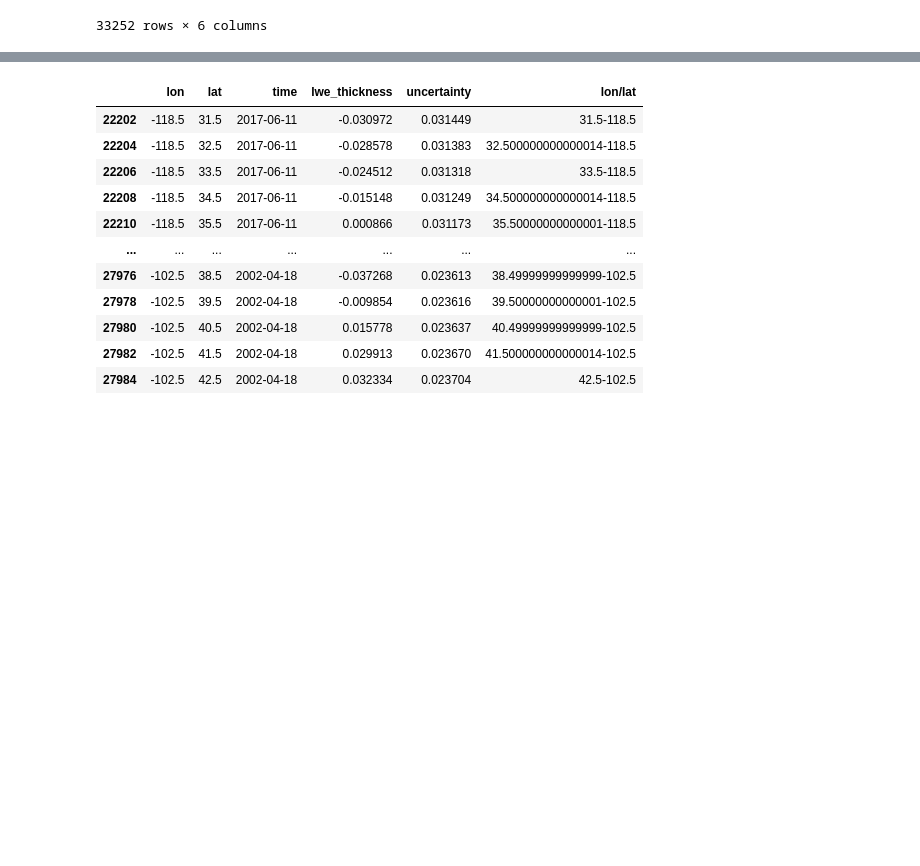
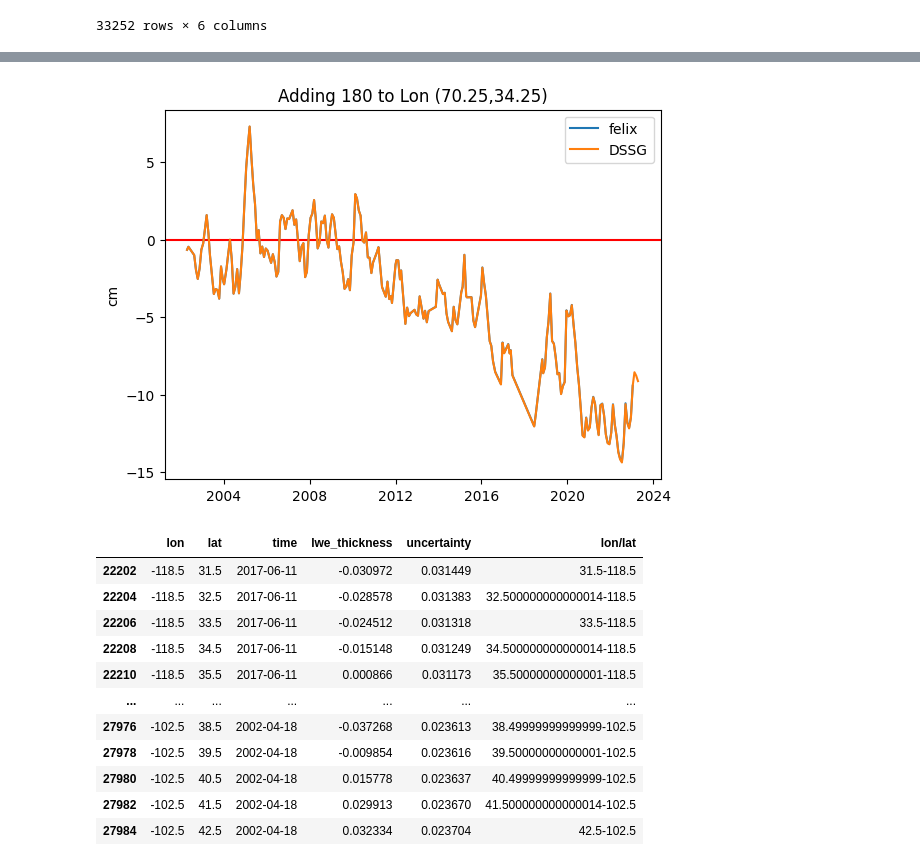
Before and after one commit to uwescience/DSSG2023-Groundwater, a Jupyter notebook: notebooks-and-markdowns/08-checks.ipynb, the cells around one changed output, grey strips where cells are left out. Cells and saved outputs as stored; diff of their text form; code cells hidden in the pictures; blank space fills up the shorter version.

```diff
--- a/notebooks-and-markdowns/08-checks.ipynb
+++ b/notebooks-and-markdowns/08-checks.ipynb
@@ -108,3 +111,27 @@ crb_df
 | 27982 | -102.5 | 41.5 | 2002-04-18 | 0.029913 | 0.023670 | 41.500000000000014-102.5 |
 | 27984 | -102.5 | 42.5 | 2002-04-18 | 0.032334 | 0.023704 | 42.5-102.5 |
 33252 rows × 6 columns
+# %%
+# pixel analysis at pixel: (-109.75, 34.25)
+# Need to change this to relative path later
+grace = xr.open_dataset("/home/kmk58/remoteData/GRACE_MASCON/data/TELLUS_GRAC-GRFO_MASCON_CRI_GRID_RL06.1_V3/GRCTellus.JPL.200204_202304.GLO.RL06.1M.MSCNv03CRI.nc")
+
+# print out grace data
+grace
+
+grace_df = grace[['lon','lat','time','lwe_thickness','uncertainty','scale_factor']].to_dataframe()
+grace_df = grace_df.drop_duplicates()
+
+# transforming to dataframe and selecting relevant vars
+grace_df = grace[['lon','lat','time','lwe_thickness','uncertainty','scale_factor']].to_dataframe()
+grace_df.reset_index(inplace=True)
+grace_df.reset_index(drop=True)
+grace_df = grace_df.drop_duplicates()
+
+#subsetting to rectangle containing the Colorado River Basin
+grace_df["lon_shift"] = grace_df["lon"] - 180  # converting longitude points
+
+#grace_df = grace_df[(grace_df.lon> lon_min) & (grace_df.lon < lon_max)]
+#grace_df = grace_df[(grace_df.lat> lat_min) & (grace_df.lat < lat_max)]
+
+grace_df
@@ -111,3 +204,19 @@ crb_df
+# %%
+shift_pixel_df = grace_df[grace_df['lon_shift']==70.25]
+shift_pixel_df = shift_pixel_df[shift_pixel_df['lat']==34.25]
+shift_graph_pixel_df = shift_pixel_df[['time', 'lwe_thickness']].groupby(['time']).mean().reset_index()
+
+shift_graph_pixel_df = shift_graph_pixel_df[['time', 'lwe_thickness']].groupby(['time']).mean().reset_index()
+
+plt.axhline(0, color='red')
+plt.plot(felix_df["DateTime"],felix_df['Water Equivalent Thickness – Land (GRACE, GRACE-FO JPL)'], label='felix')
+plt.plot(shift_graph_pixel_df["time"],shift_graph_pixel_df["lwe_thickness"], label='DSSG')
+plt.title("Adding 180 to Lon (70.25,34.25)")
+plt.legend()
+plt.ylabel("cm")
+plt.show()
+# %% [output]
+[figure, added]
 # %%
 # There is no scale factor file I can find, let's do without first.
 # need to create an average grid value for each grid over the time period (Jan 2003-Nov 2013)
```
Also changed, not shown: parts of 11 cells of this notebook.
